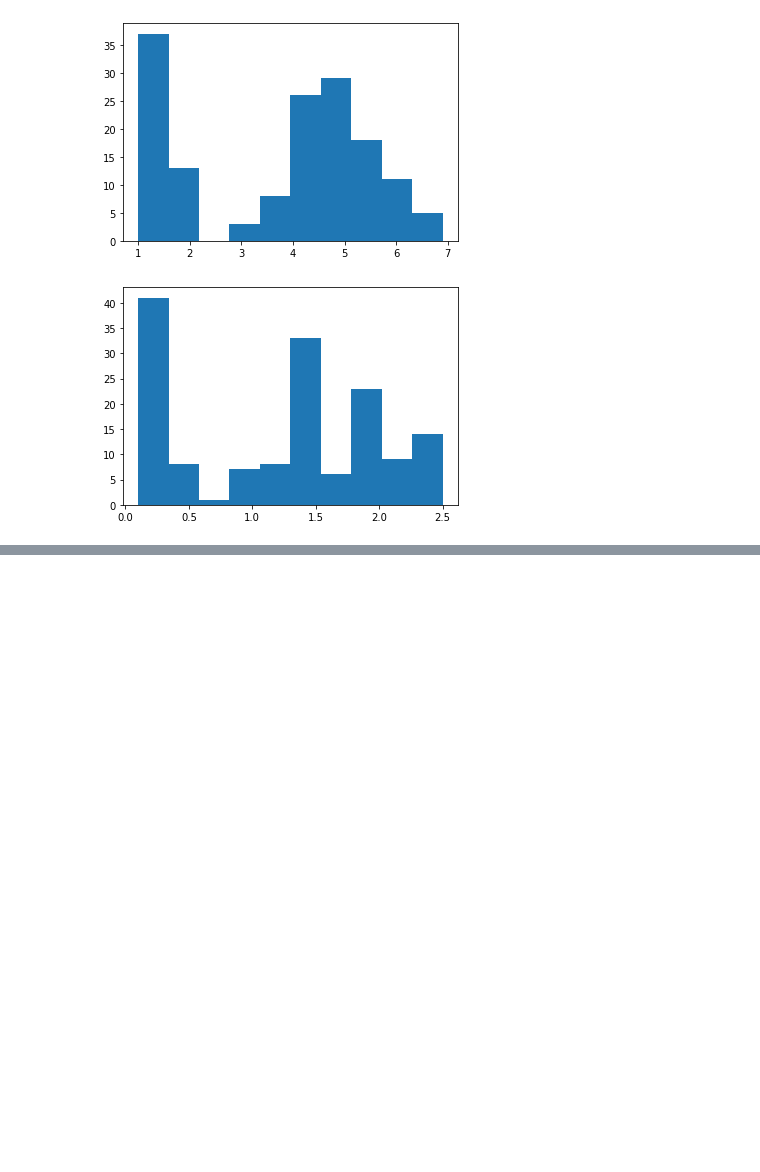
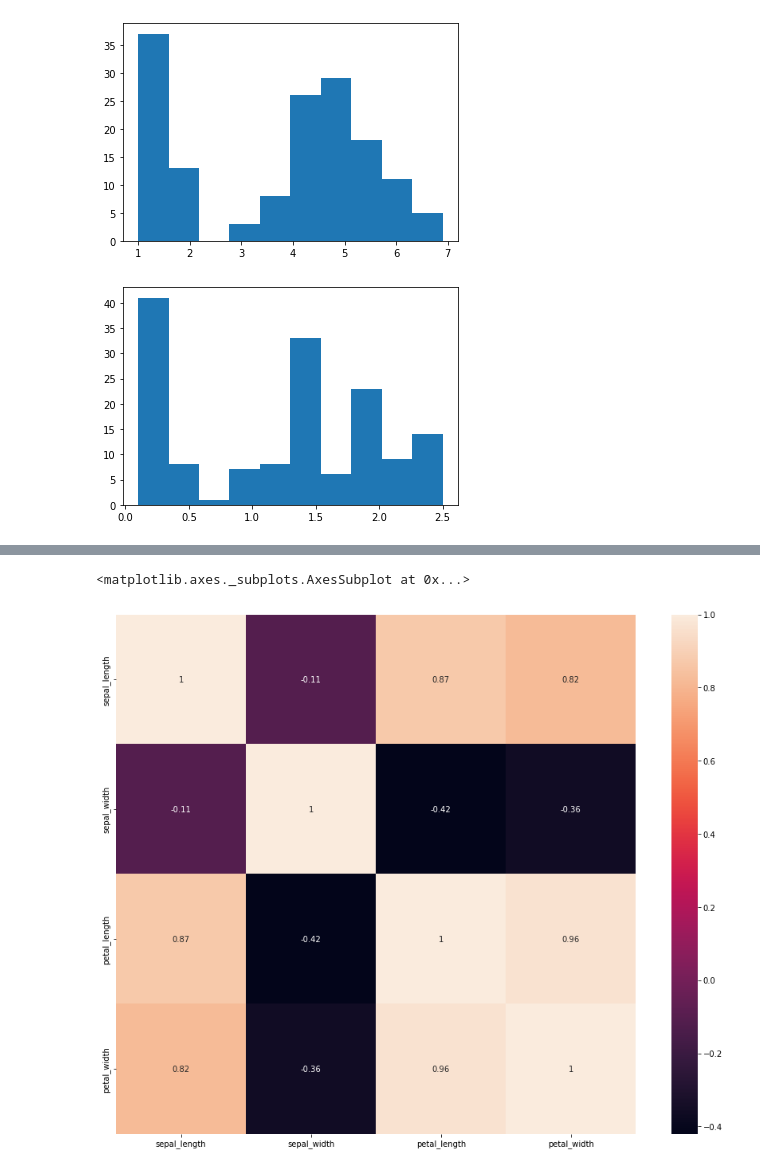
Before and after one commit to KennedyMelo/DecisionTreeClassifier, a Jupyter notebook: DecisionTree_in_Iris.ipynb, the cells around one changed output, grey strips where cells are left out. Saved outputs shown, nothing was run; the diff lists cells and outputs as text; code cells hidden in the pictures; blank space fills up the shorter version.

```diff
--- a/DecisionTree_in_Iris.ipynb
+++ b/DecisionTree_in_Iris.ipynb
@@ -19,7 +28,7 @@ import plotly.express as px
 # %% [markdown]
 ###Exploração dos Dados
 # %%
-base_Iris = pd.read_csv('IRIS.csv')
+base_Iris = pd.read_csv('/content/IRIS.csv')
 # %%
 base_Iris
 # %% [output]
@@ -96,0 +105,11 @@ grafico.show();
+# %%
+plt.subplots(figsize=(16,12))
+sns.heatmap(
+    base_Iris.corr(),
+    annot=True,
+    square=True,
+    cbar=True
+)
+# %% [output]
+<matplotlib.axes._subplots.AxesSubplot at 0x...>
+[figure, added]
```
Also changed, not shown: parts of 45 cells of this notebook.
